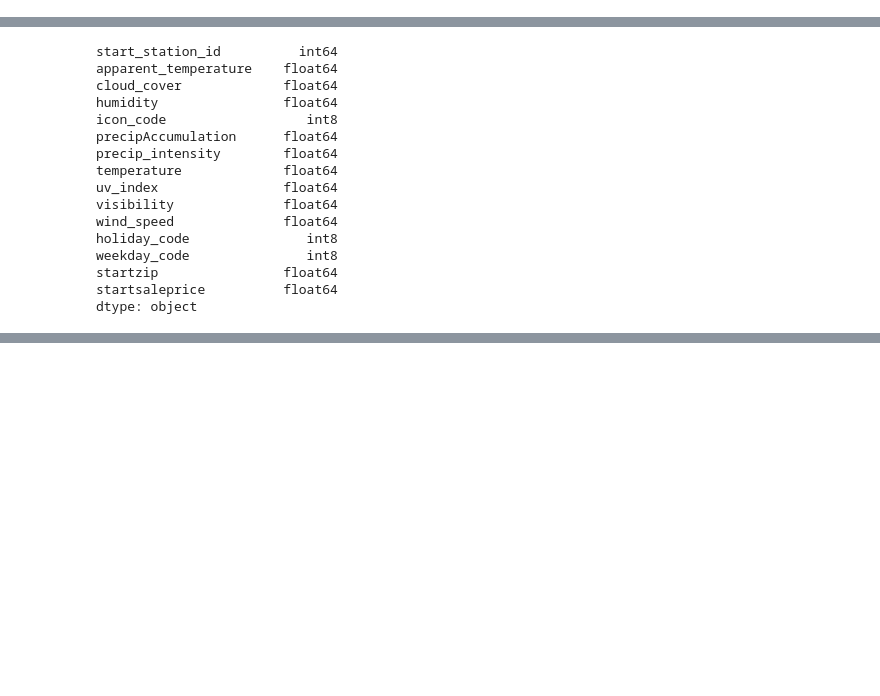
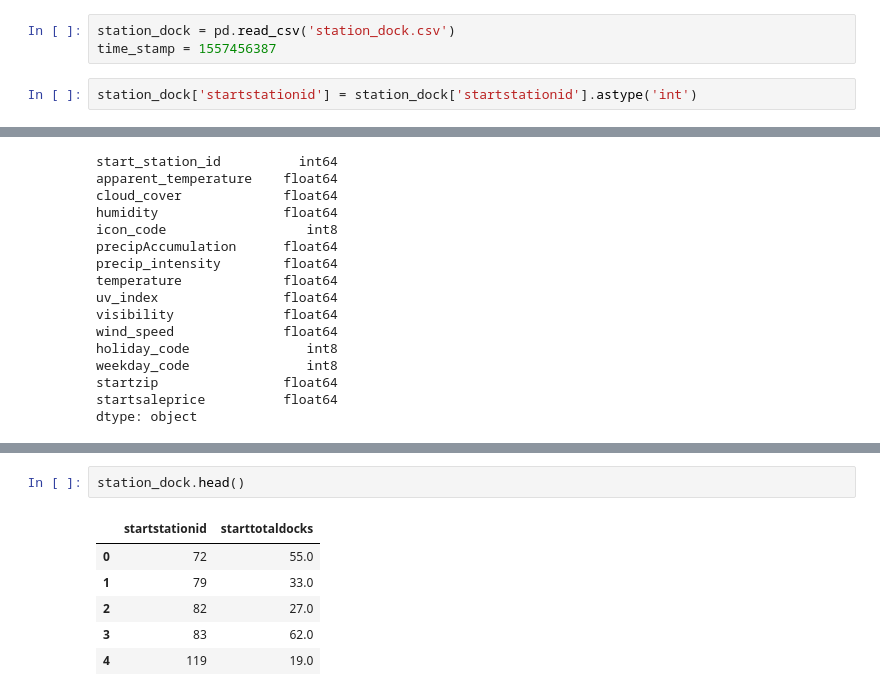
Before and after one commit to fagan2888/MLCFinalproject, a Jupyter notebook: Model_compare.ipynb, the cells around one changed output, grey strips where cells are left out. Cells and saved outputs as stored; diff of their text form; blank space fills up the shorter version.

```diff
--- a/Model_compare.ipynb
+++ b/Model_compare.ipynb
@@ -217,6 +221,11 @@ imshow(confusion_matrix(np.exp(y_test_Log),np.exp(preds)))
 from datetime import datetime
 import requests
 import holidays
+# %%
+station_dock = pd.read_csv('station_dock.csv')
+time_stamp = 1557456387
+# %%
+station_dock['startstationid'] = station_dock['startstationid'].astype('int')
 # %%
 def weatherdata(apikey,timestamp):
     '''get hourly data for this day
@@ -303,0 +331,9 @@ pred_info = dockAvailPred()
+# %%
+station_dock.head()
+# %% [output]
+|  | startstationid | starttotaldocks |
+| 0 | 72 | 55.0 |
+| 1 | 79 | 33.0 |
+| 2 | 82 | 27.0 |
+| 3 | 83 | 62.0 |
+| 4 | 119 | 19.0 |
```
Also changed, not shown: parts of 10 cells of this notebook.
